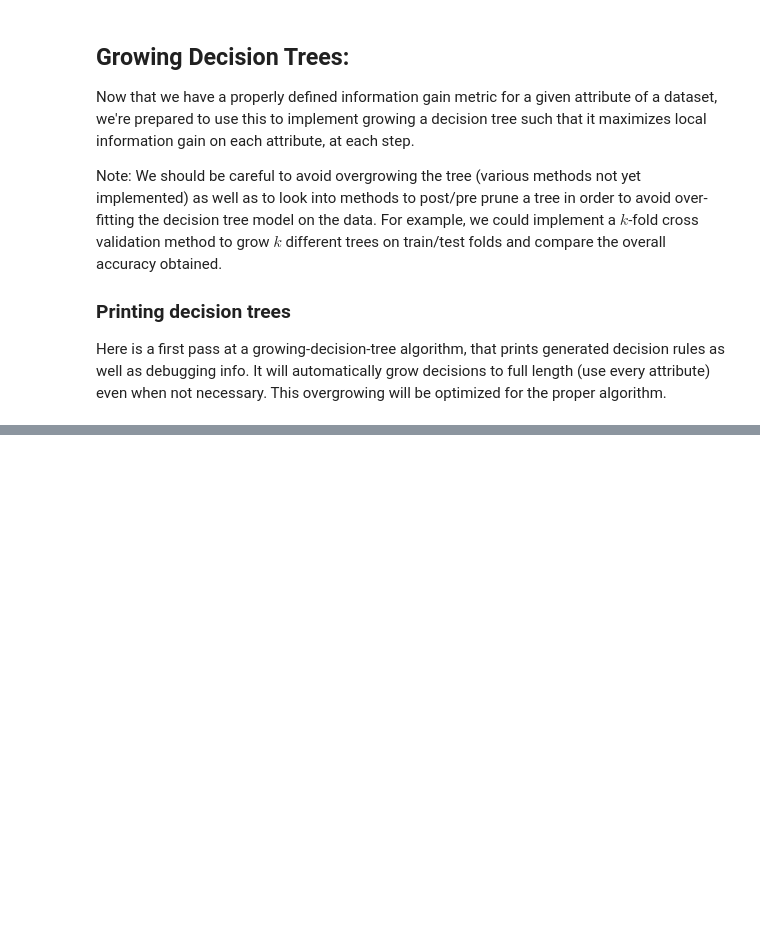
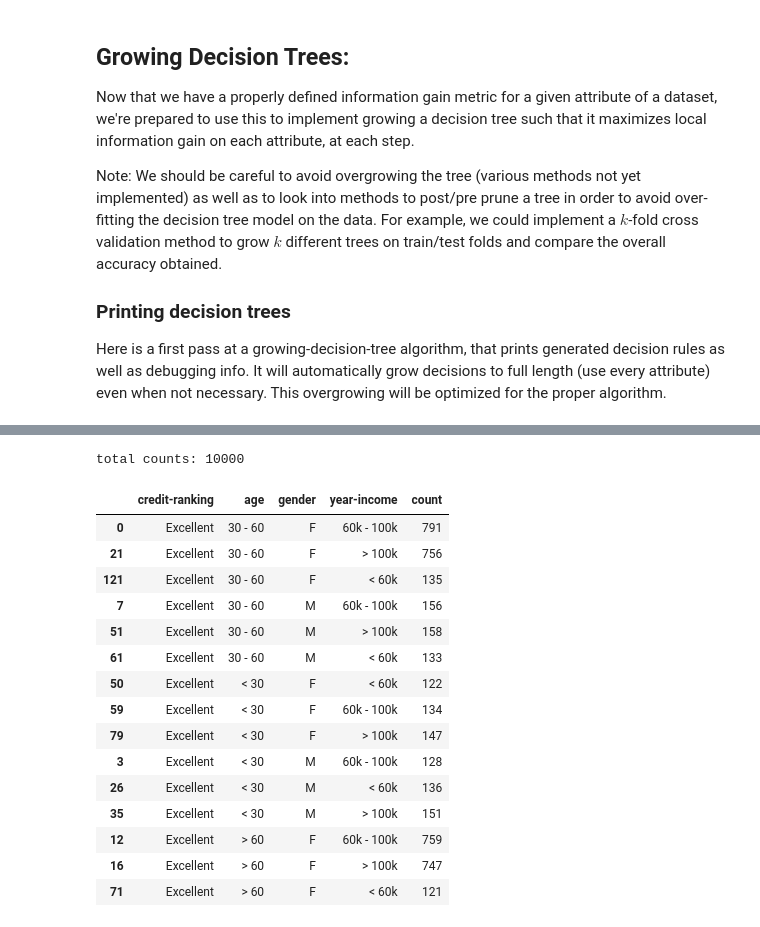
Before and after one commit to Kodyak/Growing-Decision-Trees, a Jupyter notebook: Growing Decision Trees Implementation.ipynb, the cells around one changed output, grey strips where cells are left out. Saved outputs shown, nothing was run; the diff lists cells and outputs as text; code cells hidden in the pictures; blank space fills up the shorter version.

```diff
--- a/Growing Decision Trees Implementation.ipynb
+++ b/Growing Decision Trees Implementation.ipynb
@@ -477,0 +603,12 @@ tree
+# %%
+compressed_df = df[ [not x for x in df.duplicated()] ]
+
+# following is good for sorting but runs into a copy-setting warning, so I've just left it out for the moment
+# compressed_df["credit-ranking"] = pd.Categorical(compressed_df['credit-ranking'], ["Excellent","Good","Fair"])
+
+# sorts by variable, in order
+compressed_df = compressed_df.sort_values(["credit-ranking", 'age', 'gender'])
+
+print('length:', len(compressed_df))
+
+compressed_df.head()
@@ -477,0 +623,38 @@ tree
+# %%
+## Add counts:
+# reminder about cols = columns
+
+counts = []
+for index, row in compressed_df.iterrows():
+
+    #count
+    sub_df = df
+    for i in range(len(cols)):
+        sub_df = sub_df.loc[ df[cols[i]] == row[i] ]
+
+    count = sum( sub_df.duplicated() )
+    counts.append(count + 1) # +1 since undercounting duplicates by 1 (removes the original comparison)
+
+compressed_df['count'] = counts
+
+print('total counts:' , sum(compressed_df['count'])) # had better sum to 10000
+
+compressed_df[0:15] # first 15 terms
+# %% [output]
+total counts: 10000
+|  | credit-ranking | age | gender | year-income | count |
+| 0 | Excellent | 30 - 60 | F | 60k - 100k | 791 |
+| 21 | Excellent | 30 - 60 | F | > 100k | 756 |
+| 121 | Excellent | 30 - 60 | F | < 60k | 135 |
+| 7 | Excellent | 30 - 60 | M | 60k - 100k | 156 |
+| 51 | Excellent | 30 - 60 | M | > 100k | 158 |
+| 61 | Excellent | 30 - 60 | M | < 60k | 133 |
+| 50 | Excellent | < 30 | F | < 60k | 122 |
+| 59 | Excellent | < 30 | F | 60k - 100k | 134 |
+| 79 | Excellent | < 30 | F | > 100k | 147 |
+| 3 | Excellent | < 30 | M | 60k - 100k | 128 |
+| 26 | Excellent | < 30 | M | < 60k | 136 |
+| 35 | Excellent | < 30 | M | > 100k | 151 |
+| 12 | Excellent | > 60 | F | 60k - 100k | 759 |
+| 16 | Excellent | > 60 | F | > 100k | 747 |
+| 71 | Excellent | > 60 | F | < 60k | 121 |
```
Also changed, not shown: parts of 34 cells of this notebook.
